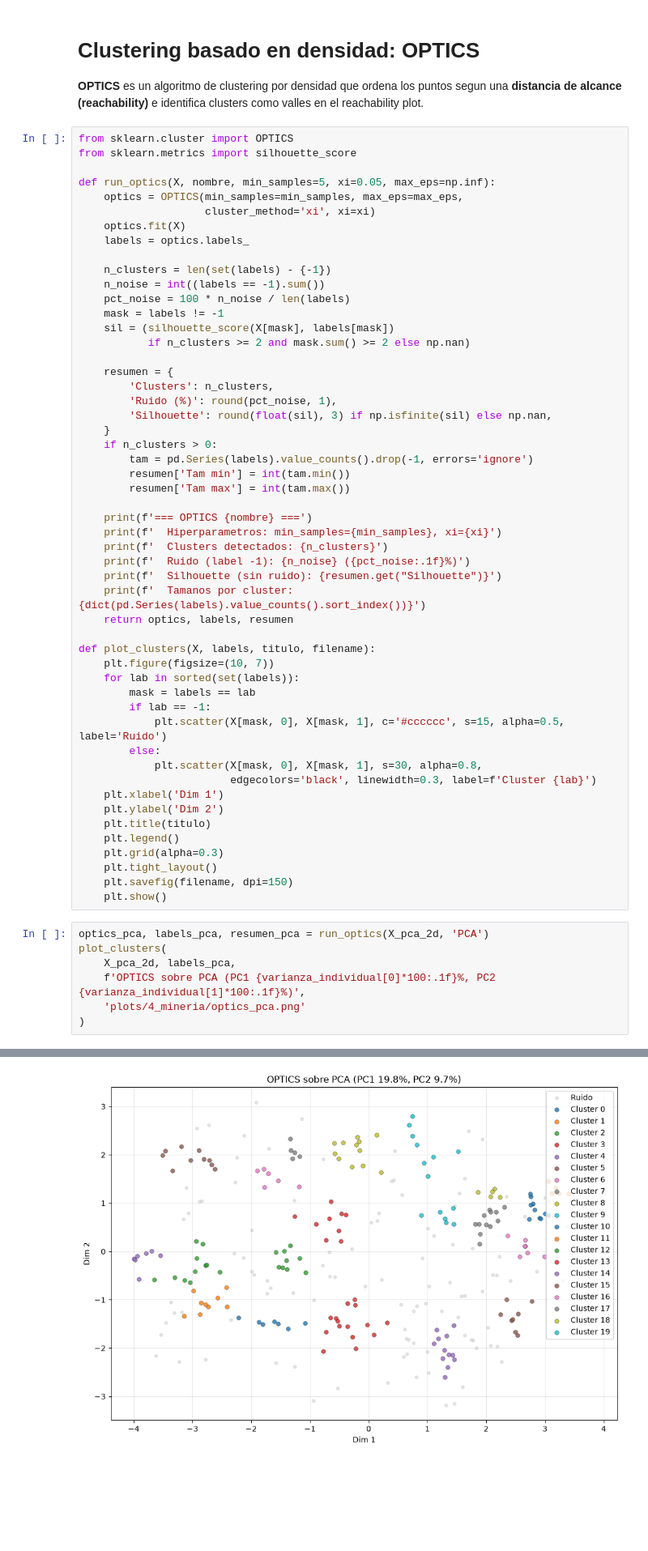
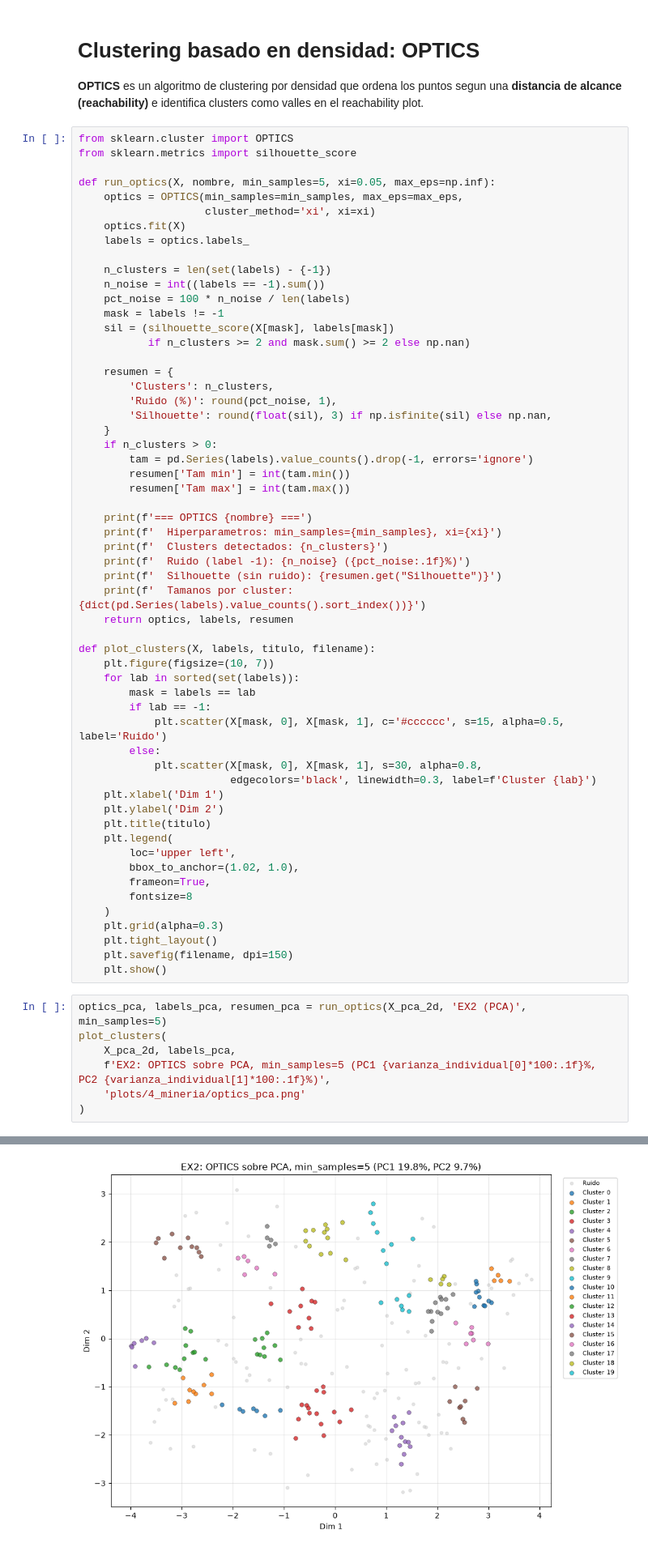
Before and after one commit to felipec03/proyecto-add, a Jupyter notebook: proyecto-add-1-2026_ejecutado.ipynb, the cells around one changed output, grey strips where cells are left out. Shown at 81% size. Saved outputs shown, nothing was run; the diff lists cells and outputs as text; blank space fills up the shorter version.

```diff
--- a/proyecto-add-1-2026_ejecutado.ipynb
+++ b/proyecto-add-1-2026_ejecutado.ipynb
@@ -958,16 +954,21 @@ def plot_clusters(X, labels, titulo, filename):
     plt.xlabel('Dim 1')
     plt.ylabel('Dim 2')
     plt.title(titulo)
-    plt.legend()
+    plt.legend(
+        loc='upper left',
+        bbox_to_anchor=(1.02, 1.0),
+        frameon=True,
+        fontsize=8
+    )
     plt.grid(alpha=0.3)
     plt.tight_layout()
     plt.savefig(filename, dpi=150)
     plt.show()
 # %%
-optics_pca, labels_pca, resumen_pca = run_optics(X_pca_2d, 'PCA')
+optics_pca, labels_pca, resumen_pca = run_optics(X_pca_2d, 'EX2 (PCA)', min_samples=5)
 plot_clusters(
     X_pca_2d, labels_pca,
-    f'OPTICS sobre PCA (PC1 {varianza_individual[0]*100:.1f}%, PC2 {varianza_individual[1]*100:.1f}%)',
+    f'EX2: OPTICS sobre PCA, min_samples=5 (PC1 {varianza_individual[0]*100:.1f}%, PC2 {varianza_individual[1]*100:.1f}%)',
     'plots/4_mineria/optics_pca.png'
 )
 # %% [output]
@@ -975,6 +976,6 @@ plot_clusters(
   Hiperparametros: min_samples=5, xi=0.05
   Clusters detectados: 20
   Ruido (label -1): 111 (39.1%)
   Silhouette (sin ruido): 0.546
   Tamanos por cluster: {-1: np.int64(111), 0: np.int64(7), 1: np.int64(9), 2: np.int64(11), 3: np.int64(15), 4: np.int64(12), 5: np.int64(8), 6: np.int64(7), 7: np.int64(12), 8: np.int64(5), 9: np.int ...
-[figure, old version]
+[figure, new version]
```
Also changed, not shown: parts of 12 cells of this notebook, 9 other files.
